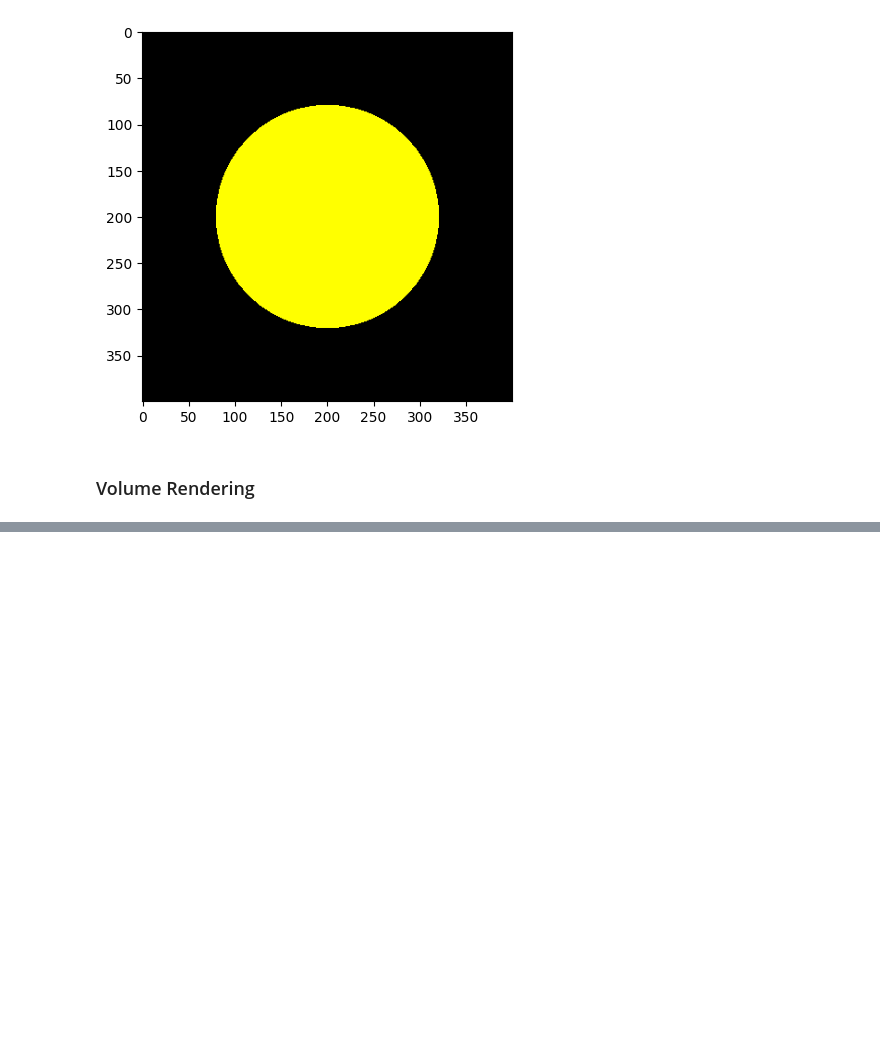
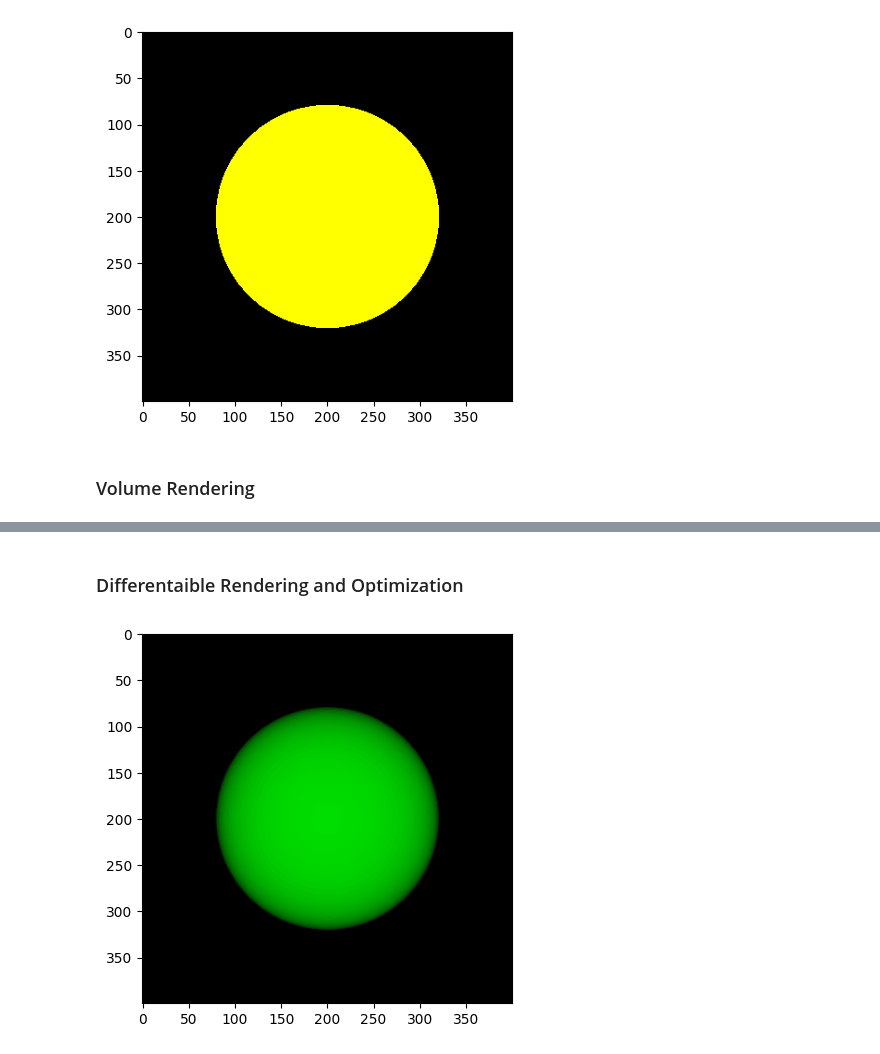
Before and after one commit to tvpian/NERF_Series, a Jupyter notebook: NERF_Series_01_Reconstruction.ipynb, the cells around one changed output, grey strips where cells are left out. Saved outputs shown, nothing was run; the diff lists cells and outputs as text; code cells hidden in the pictures; blank space fills up the shorter version.

Commit message:
Implemented differentiable rendering to enable optimization

```diff
--- a/NERF_Series_01_Reconstruction.ipynb
+++ b/NERF_Series_01_Reconstruction.ipynb
@@ -282,0 +290,12 @@ plt.show()
+# %% [markdown]
+### Differentaible Rendering and Optimization
+# %%
+sphere = Sphere(torch.tensor([0, 0, -1]), 0.1, torch.tensor([0., 1., 0.]))
+rendered_image = rendering(sphere, rays_o, rays_d, 0.8, 1.2)
+# The renedered image can from above can be considered as the groundtruth i.e the image of a 3D sphere as captured by a camera
+# Plot the colors
+plt.figure(dpi = 100)
+plt.imshow(rendered_image.cpu().detach().numpy())
+plt.show()
+# %% [output]
+[figure, added]
```
Also changed, not shown: parts of 5 cells of this notebook.
